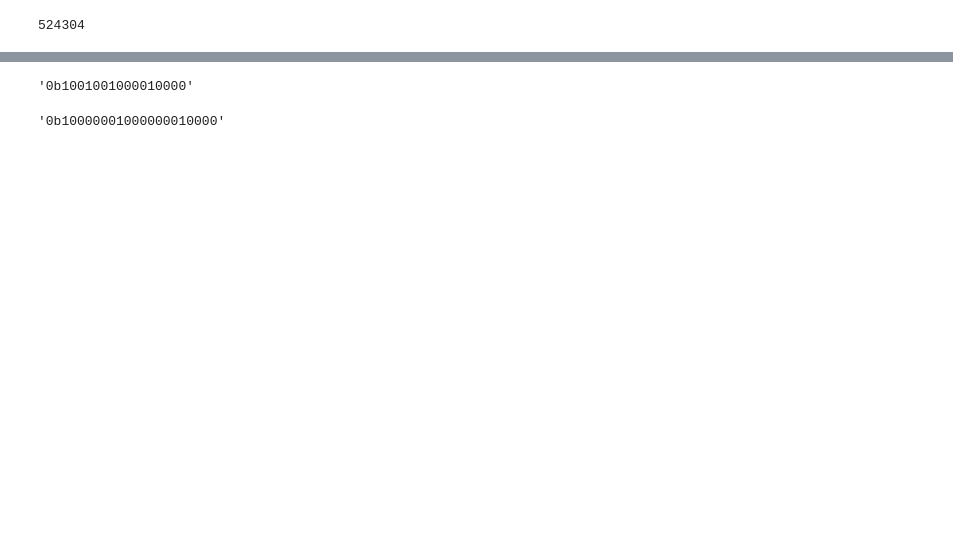
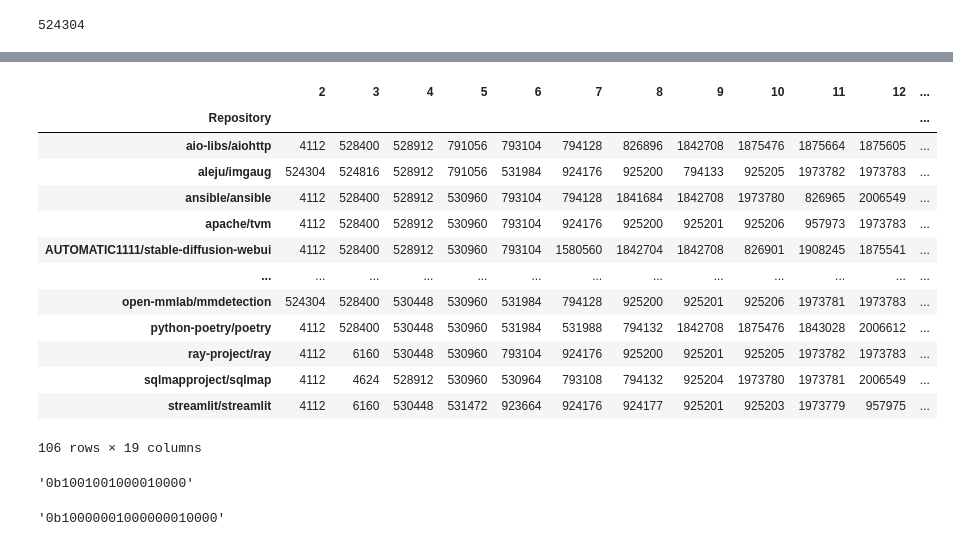
Before and after one commit to angayunpa/EMProject, a Jupyter notebook: MainTaskResultsAnalysis/Results_raw_to_csv_extra.ipynb, the cells around one changed output, grey strips where cells are left out. Cells and saved outputs as stored; diff of their text form; code cells hidden in the pictures; blank space fills up the shorter version.

```diff
--- a/MainTaskResultsAnalysis/Results_raw_to_csv_extra.ipynb
+++ b/MainTaskResultsAnalysis/Results_raw_to_csv_extra.ipynb
@@ -153,3 +166,20 @@ dtype: int64
+# %%
+pd.read_csv(f"PSO_Sammon_method.csv").set_index("Repository")
+# %% [output]
+|  | 2 | 3 | 4 | 5 | 6 | 7 | 8 | 9 | 10 | 11 | 12 | ... |
+| Repository |  |  |  |  |  |  |  |  |  |  |  | ... |
+| aio-libs/aiohttp | 4112 | 528400 | 528912 | 791056 | 793104 | 794128 | 826896 | 1842708 | 1875476 | 1875664 | 1875605 | ... |
+| aleju/imgaug | 524304 | 524816 | 528912 | 791056 | 531984 | 924176 | 925200 | 794133 | 925205 | 1973782 | 1973783 | ... |
+| ansible/ansible | 4112 | 528400 | 528912 | 530960 | 793104 | 794128 | 1841684 | 1842708 | 1973780 | 826965 | 2006549 | ... |
+| apache/tvm | 4112 | 528400 | 528912 | 530960 | 793104 | 924176 | 925200 | 925201 | 925206 | 957973 | 1973783 | ... |
+| AUTOMATIC1111/stable-diffusion-webui | 4112 | 528400 | 528912 | 530960 | 793104 | 1580560 | 1842704 | 1842708 | 826901 | 1908245 | 1875541 | ... |
+| ... | ... | ... | ... | ... | ... | ... | ... | ... | ... | ... | ... | ... |
+| open-mmlab/mmdetection | 524304 | 528400 | 530448 | 530960 | 531984 | 794128 | 925200 | 925201 | 925206 | 1973781 | 1973783 | ... |
+| python-poetry/poetry | 4112 | 528400 | 530448 | 530960 | 531984 | 531988 | 794132 | 1842708 | 1875476 | 1843028 | 2006612 | ... |
+| ray-project/ray | 4112 | 6160 | 530448 | 530960 | 793104 | 924176 | 925200 | 925201 | 925205 | 1973782 | 1973783 | ... |
+| sqlmapproject/sqlmap | 4112 | 4624 | 528912 | 530960 | 530964 | 793108 | 794132 | 925204 | 1973780 | 1973781 | 2006549 | ... |
+| streamlit/streamlit | 4112 | 6160 | 530448 | 531472 | 923664 | 924176 | 924177 | 925201 | 925203 | 1973779 | 957975 | ... |
+106 rows × 19 columns
 # %%
 bin(37392)
 # %% [output]
```
Also changed, not shown: parts of 16 cells of this notebook, 14 other files.
